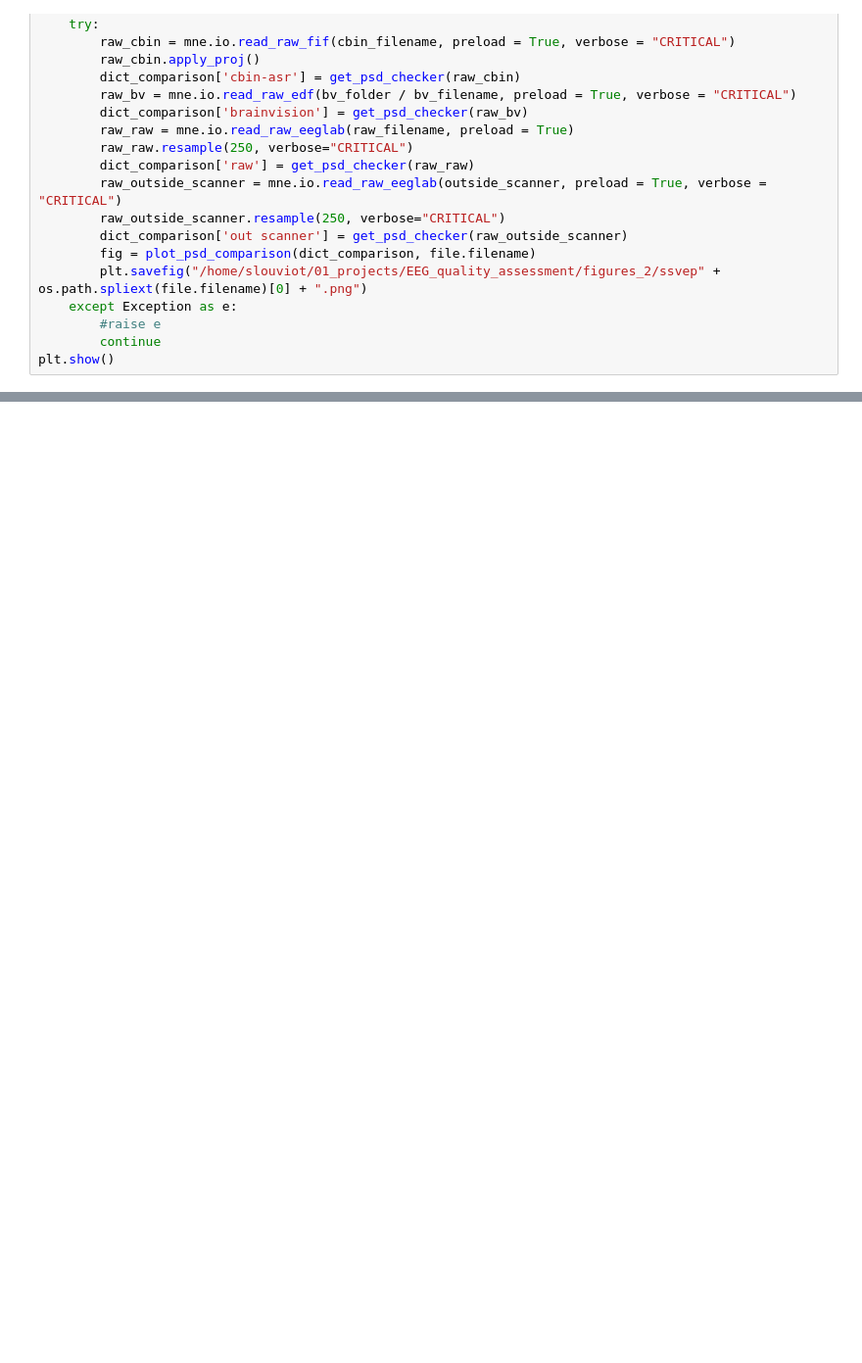
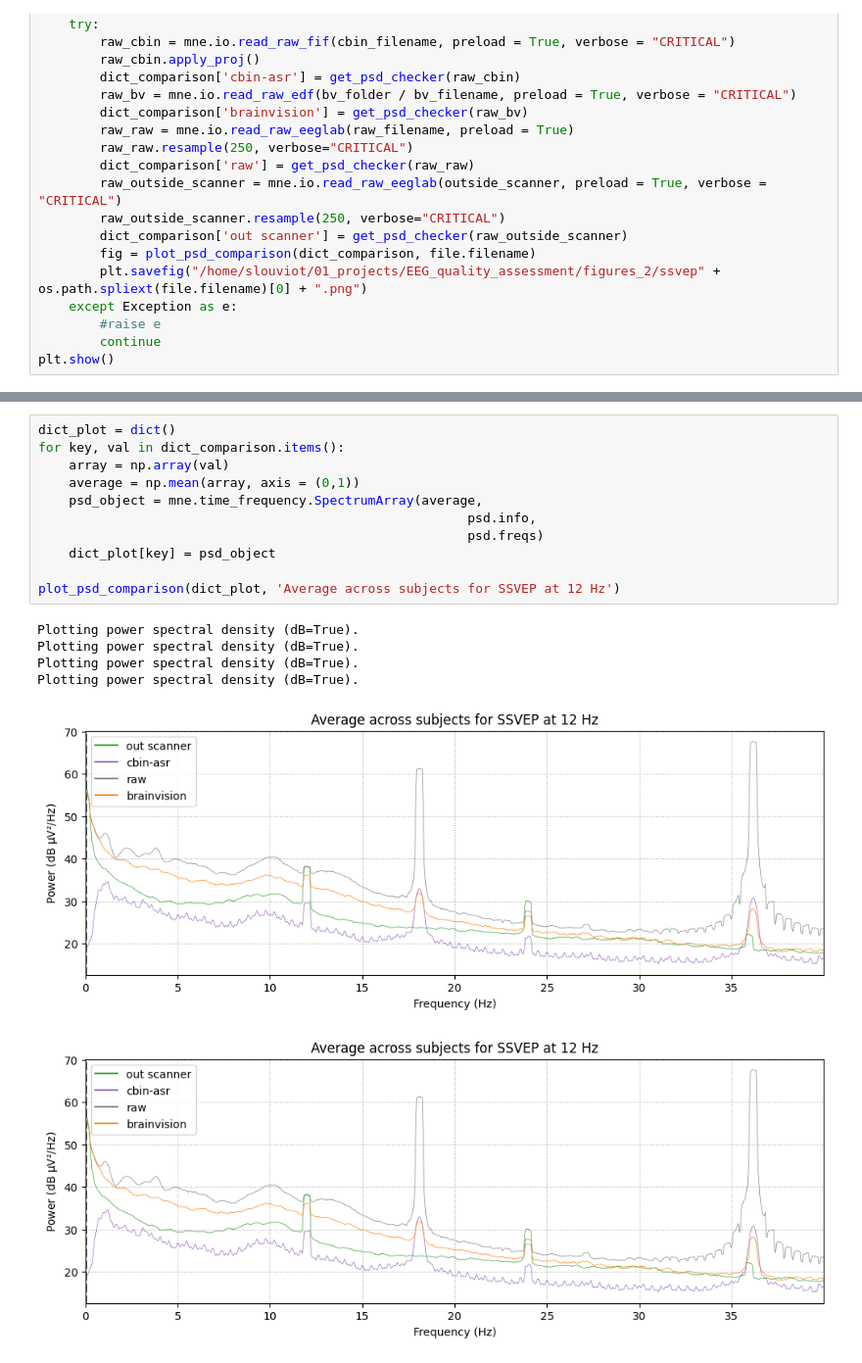
Before and after one commit to Sam54000/EEG_quality_assessment, a Jupyter notebook: src/EEG_quality_assessment/dev_ssvep.ipynb, the cells around one changed output, grey strips where cells are left out. Shown at 98% size. Saved outputs shown, nothing was run; the diff lists cells and outputs as text; blank space fills up the shorter version.

```diff
--- a/src/EEG_quality_assessment/dev_ssvep.ipynb
+++ b/src/EEG_quality_assessment/dev_ssvep.ipynb
@@ -231,0 +286,18 @@ RuntimeError: Unknown instance type <class 'numpy.ndarray'> in SpectrumArray
+# %%
+dict_plot = dict()
+for key, val in dict_comparison.items():
+    array = np.array(val)
+    average = np.mean(array, axis = (0,1))
+    psd_object = mne.time_frequency.SpectrumArray(average,
+                                                        psd.info,
+                                                        psd.freqs)
+    dict_plot[key] = psd_object
+
+plot_psd_comparison(dict_plot, 'Average across subjects for SSVEP at 12 Hz')
+# %% [output]
+Plotting power spectral density (dB=True).
+Plotting power spectral density (dB=True).
+Plotting power spectral density (dB=True).
+Plotting power spectral density (dB=True).
+[figure, added]
+[figure, added]
```
Also changed, not shown: parts of 15 cells of this notebook, 6 other files.
